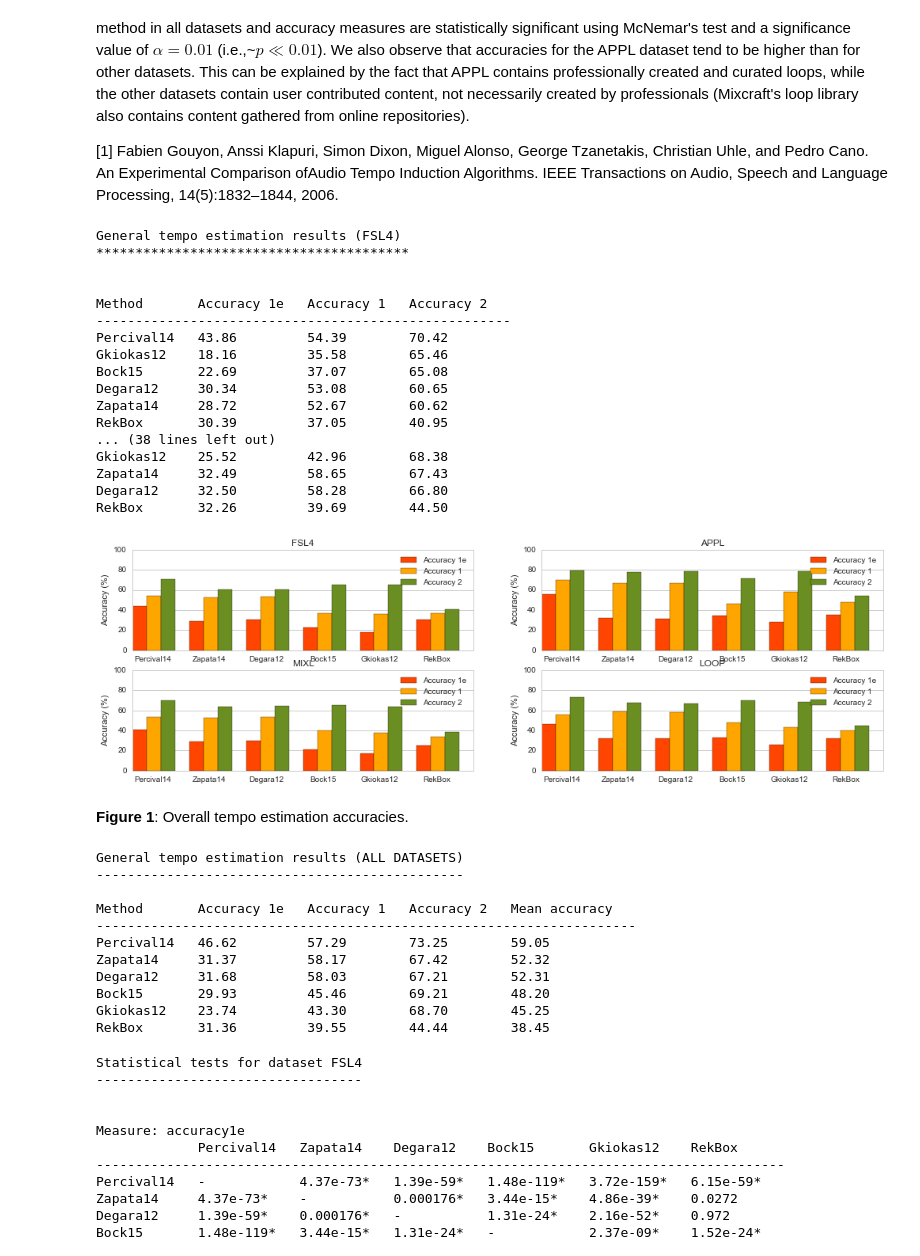
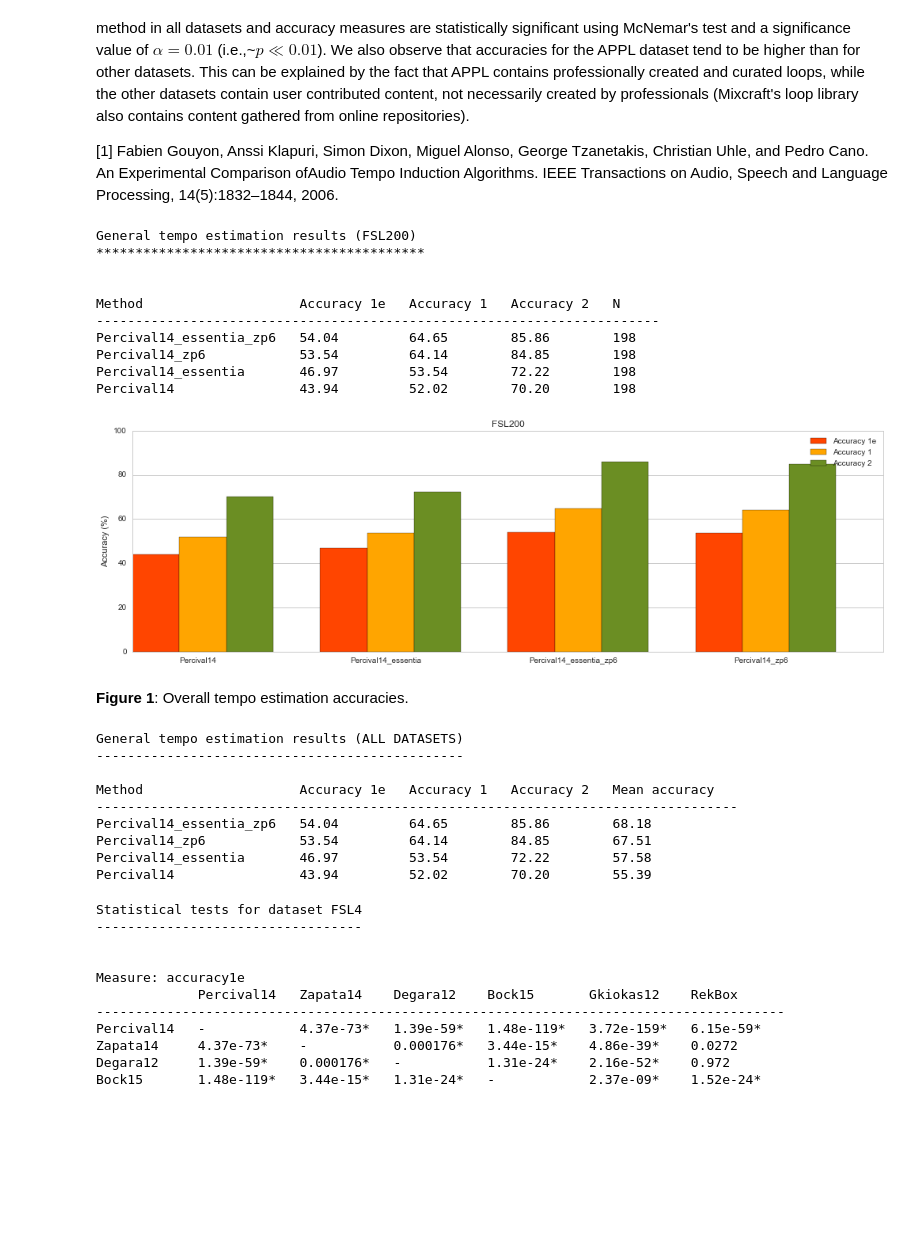
Before and after one commit to ffont/ismir2016, a Jupyter notebook: Tempo estimation results.ipynb, the cells around one changed output. Saved outputs shown, nothing was run; the diff lists cells and outputs as text; code cells hidden in the pictures; blank space fills up the shorter version.

Commit message:
Update algorithms and notebooks to compare essentia implementation with python implementation

```diff
--- a/Tempo estimation results.ipynb
+++ b/Tempo estimation results.ipynb
@@ -4,10 +4,10 @@ from statsmodels.sandbox.stats.runs import mcnemar
 # Add the datasets you want to analyze in 'dataset_dirnames'
 # Change the directory names listed here by the ones set in your data folder.
 # In this repository we include an example 'toy_dataset' that can be used to test the notebook.
-dataset_dirnames = ['freesound_loops_db_4000', 'apple_loops_db', 'mixcraft_loops_db', 'looperman']
+dataset_dirnames = ['freesound_loops_db_200']
 datasets = load_datasets(dirnames=dataset_dirnames, clean=True)  # Load and clean datasets
 # Add the datasets you want to analyze in 'methods_to_compare'
-methods_to_compare = ['Percival14', 'Zapata14', 'Degara12', 'Bock15', 'Gkiokas12', 'RekBox']
+methods_to_compare = ['Percival14', 'Percival14_essentia', 'Percival14_essentia_zp6', 'Percival14_zp6'] #, 'Percival14_zp10', 'Percival14_essentia_zp10']
 %matplotlib inline
 
 # This notebook contains excerpts from the article: Font, F., & Serra, X. (2016). Tempo Estimation for Music Loops and a Simple Confidence Measure. In Proceedings of the Int. Conf. on Music Information Retrieval (ISMIR).
@@ -37,7 +37,7 @@ all_datasets_method_results = dict()
 for count, dataset in enumerate(datasets):
     print title("\nGeneral tempo estimation results (%s)" % dataset.short_name, c='*')
     methods_to_compare = methods_to_compare
-    table_header = ['Method', 'Accuracy 1e', 'Accuracy 1', 'Accuracy 2']
+    table_header = ['Method', 'Accuracy 1e', 'Accuracy 1', 'Accuracy 2', 'N']
     table_rows = list()
 
     for method in methods_to_compare:
@@ -46,11 +46,12 @@ for count, dataset in enumerate(datasets):
         try:
             table_row = [method]
             for accuracy_func in accuracy1e, accuracy1, accuracy2:
-                method_results = accuracy_func(dataset.data, method)
+                method_results = accuracy_func(dataset.data, method,skip_zeroed_values=True)
                 table_row.append(100 * basic_statistics(method_results)['avg'])
                 if accuracy_func.__name__ not in all_datasets_method_results[method]:
                     all_datasets_method_results[method][accuracy_func.__name__] = list()
                 all_datasets_method_results[method][accuracy_func.__name__] += method_results
+            table_row.append(len(method_results))
             table_rows.append(table_row)
         except IndexError:
             print "Warning: Skipping method %s (analsyis not found in dataset)" % method
@@ -76,62 +77,53 @@ for count, dataset in enumerate(datasets):
     rects1 = ax.bar(ind, accuracy_1e_means, width, color=COLORS[0])
     rects2 = ax.bar(ind + width, accuracy_1_means, width, color=COLORS[1])
     rects3 = ax.bar(ind + 2*width, accuracy_2_means, width, color=COLORS[2])
     ax.set_title(dataset.short_name)
     ax.set_xticks(ind + 1.4 * width)
     ax.set_xticklabels([method for method in methods_to_compare], rotation=0)
     ax.legend((rects1[0], rects2[0], rects3[0]), ('Accuracy 1e', 'Accuracy 1', 'Accuracy 2'))
     ax.set_ylabel('Accuracy (%)')
     ax.set_ylim((0, 100))
     ax.xaxis.grid(False)
 
 plt.show()
 figure_caption = """
 **Figure 1**: Overall tempo estimation accuracies.
 """
 IPython.display.display(IPython.display.Markdown(figure_caption))
 
 # Show results for all datasets combined
 print title("General tempo estimation results (ALL DATASETS)")
 table_header = ['Method', 'Accuracy 1e', 'Accuracy 1', 'Accuracy 2', 'Mean accuracy']
 table_rows = list()
 for method, results in all_datasets_method_results.items():
     table_row = [method]
     for accuracy_measure, data in results.items():
         table_row.append(100 * basic_statistics(data)['avg'])
     table_rows.append(table_row + [np.mean(table_row[1:])])
 print_table(table_header, table_rows, sort_column=4, highlight_max=True)
 # %% [output]
-General tempo estimation results (FSL4)
-****************************************
+General tempo estimation results (FSL200)
+******************************************
 
 
-Method       Accuracy 1e   Accuracy 1   Accuracy 2
------------------------------------------------------
-Percival14   43.86         54.39        70.42
-Gkiokas12    18.16         35.58        65.46
-Bock15       22.69         37.07        65.08
-Degara12     30.34         53.08        60.65
-Zapata14     28.72         52.67        60.62
-RekBox       30.39         37.05        40.95
-... (38 lines left out)
-Gkiokas12    25.52         42.96        68.38
-Zapata14     32.49         58.65        67.43
-Degara12     32.50         58.28        66.80
-RekBox       32.26         39.69        44.50
+Method                    Accuracy 1e   Accuracy 1   Accuracy 2   N
+------------------------------------------------------------------------
+Percival14_essentia_zp6   54.04         64.65        85.86        198
+Percival14_zp6            53.54         64.14        84.85        198
+Percival14_essentia       46.97         53.54        72.22        198
+Percival14                43.94         52.02        70.20        198
-[figure, old version]
+[figure, new version]
 
 **Figure 1**: Overall tempo estimation accuracies.
 General tempo estimation results (ALL DATASETS)
 -----------------------------------------------
 
-Method       Accuracy 1e   Accuracy 1   Accuracy 2   Mean accuracy
----------------------------------------------------------------------
-Percival14   46.62         57.29        73.25        59.05
-Zapata14     31.37         58.17        67.42        52.32
-Degara12     31.68         58.03        67.21        52.31
-Bock15       29.93         45.46        69.21        48.20
-Gkiokas12    23.74         43.30        68.70        45.25
-RekBox       31.36         39.55        44.44        38.45
+Method                    Accuracy 1e   Accuracy 1   Accuracy 2   Mean accuracy
+----------------------------------------------------------------------------------
+Percival14_essentia_zp6   54.04         64.65        85.86        68.18
+Percival14_zp6            53.54         64.14        84.85        67.51
+Percival14_essentia       46.97         53.54        72.22        57.58
+Percival14                43.94         52.02        70.20        55.39
 # %%
 # Run pairwise statistical tests
 alpha = 0.01
```
Also changed, not shown: 5 other files.
